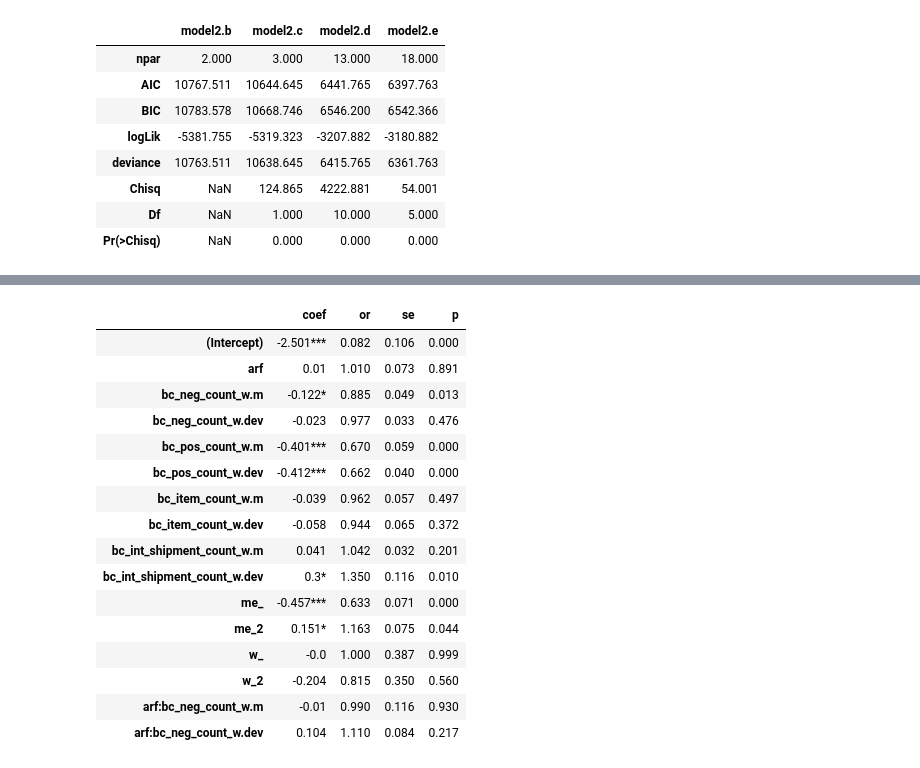
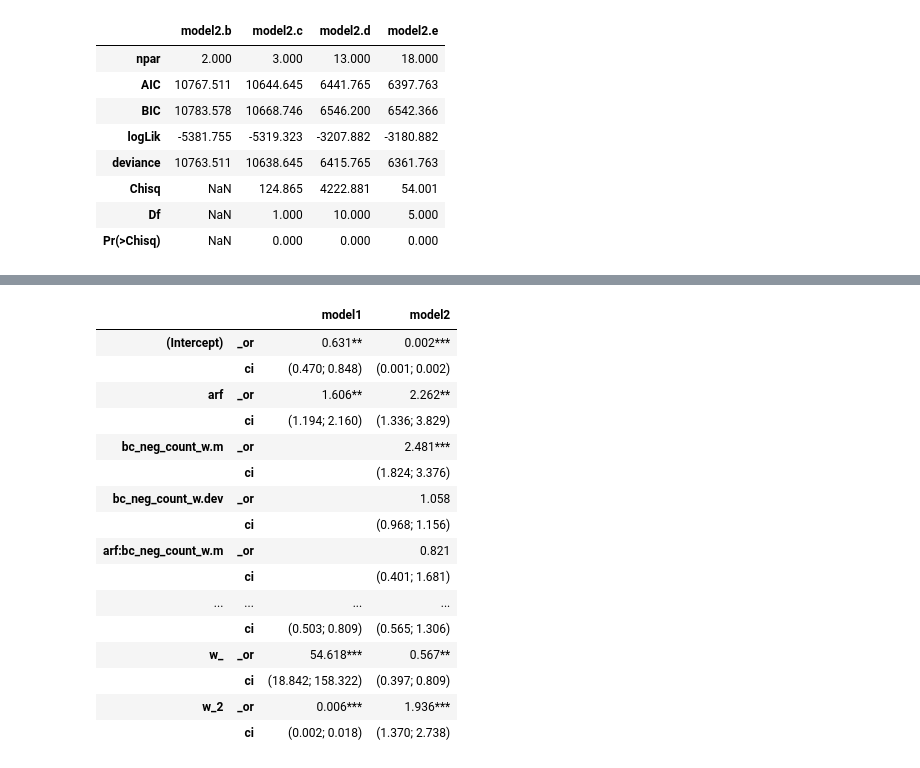
Before and after one commit to jossl95/ARF, a Jupyter notebook: Analyzer.ipynb, the cells around one changed output, grey strips where cells are left out. Cells and saved outputs as stored; diff of their text form; code cells hidden in the pictures.

```diff
--- a/Analyzer.ipynb
+++ b/Analyzer.ipynb
@@ -622,22 +452,37 @@ model3_fit
-# %%
-model3_res\
-    .assign(star = lambda x: x['p'].apply(sig_stars))\
-    .assign(coef = lambda x: x["B"].round(3).astype(str) + x["star"])[['coef','or', 'se', 'p']]
-# %% [output]
-|  | coef | or | se | p |
-| (Intercept) | -2.501*** | 0.082 | 0.106 | 0.000 |
-| arf | 0.01 | 1.010 | 0.073 | 0.891 |
-| bc_neg_count_w.m | -0.122* | 0.885 | 0.049 | 0.013 |
-| bc_neg_count_w.dev | -0.023 | 0.977 | 0.033 | 0.476 |
-| bc_pos_count_w.m | -0.401*** | 0.670 | 0.059 | 0.000 |
-| bc_pos_count_w.dev | -0.412*** | 0.662 | 0.040 | 0.000 |
-| bc_item_count_w.m | -0.039 | 0.962 | 0.057 | 0.497 |
-| bc_item_count_w.dev | -0.058 | 0.944 | 0.065 | 0.372 |
-| bc_int_shipment_count_w.m | 0.041 | 1.042 | 0.032 | 0.201 |
-| bc_int_shipment_count_w.dev | 0.3* | 1.350 | 0.116 | 0.010 |
-| me_ | -0.457*** | 0.633 | 0.071 | 0.000 |
-| me_2 | 0.151* | 1.163 | 0.075 | 0.044 |
-| w_ | -0.0 | 1.000 | 0.387 | 0.999 |
-| w_2 | -0.204 | 0.815 | 0.350 | 0.560 |
-| arf:bc_neg_count_w.m | -0.01 | 0.990 | 0.116 | 0.930 |
-| arf:bc_neg_count_w.dev | 0.104 | 1.110 | 0.084 | 0.217 |
+# %%
+def sig_stars(x):
+    if x < .001:
+        return "***"
+    if x < .01:
+        return "**"
+    if x < .05:
+        return "*"
+    if x < .1:
+        return "+"
+    else:
+        return ""
+
+def parse_model(data, i):
+    ci_fmt = lambda x: f"({str(round(x['ci_low'], 3)).ljust(5, '0')}; {str(round(x['ci_high'], 3)).ljust(5, '0')})"
+    m = data\
+        .assign(star = lambda x: x['p'].apply(sig_stars))\
+        .assign(B_ = lambda x: x["B"].round(3).astype(str) + x["star"],
+                _or  = lambda x: x["or"].round(3).astype(str) + x["star"],
+                ci = lambda row: row.agg(ci_fmt, axis=1))\
+        [['_or', 'ci']]
+
+    # Add MultiIndex Columns
+    arrays = ([f"model{i + 1}"] * len(m.columns), m.columns)
+    m.columns = pd.MultiIndex.from_arrays(arrays)
+
+    return m
+
+order = [0, 1] + [12, 13, 14, 15] + [ 2, 3, 4, 5, 6, 7, 8, 9, 10, 11]
+df = pd.concat([
+            parse_model(m, i) for i, m in enumerate([model1_res, model2_res])
+        ], axis = 1)\
+        .fillna('')
+df = df.reindex([df.index.to_list()[i] for i in order])\
+    .stack()
+
+df.to_csv(os.path.join(MAINDIR, 'tabs', 'coef_table.csv'))
@@ -643,0 +491,20 @@ model3_res\
+# %%
+df
+# %% [output]
+|  |  | model1 | model2 |
+| (Intercept) | _or | 0.631** | 0.002*** |
+|  | ci | (0.470; 0.848) | (0.001; 0.002) |
+| arf | _or | 1.606** | 2.262** |
+|  | ci | (1.194; 2.160) | (1.336; 3.829) |
+| bc_neg_count_w.m | _or |  | 2.481*** |
+|  | ci |  | (1.824; 3.376) |
+| bc_neg_count_w.dev | _or |  | 1.058 |
+|  | ci |  | (0.968; 1.156) |
+| arf:bc_neg_count_w.m | _or |  | 0.821 |
+|  | ci |  | (0.401; 1.681) |
+| ... | ... | ... | ... |
+|  | ci | (0.503; 0.809) | (0.565; 1.306) |
+| w_ | _or | 54.618*** | 0.567** |
+|  | ci | (18.842; 158.322) | (0.397; 0.809) |
+| w_2 | _or | 0.006*** | 1.936*** |
+|  | ci | (0.002; 0.018) | (1.370; 2.738) |
```
Also changed, not shown: parts of 13 cells of this notebook, 1 other file.
